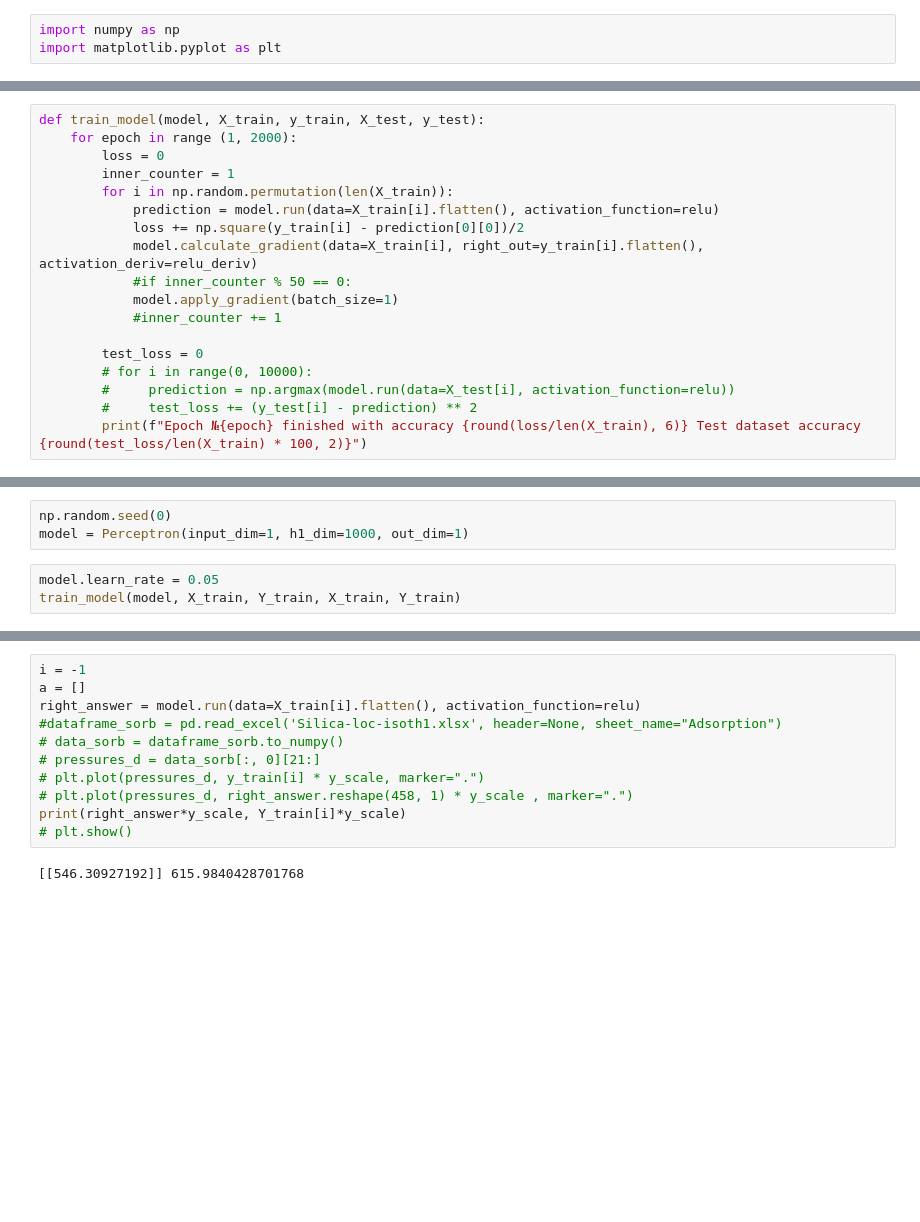
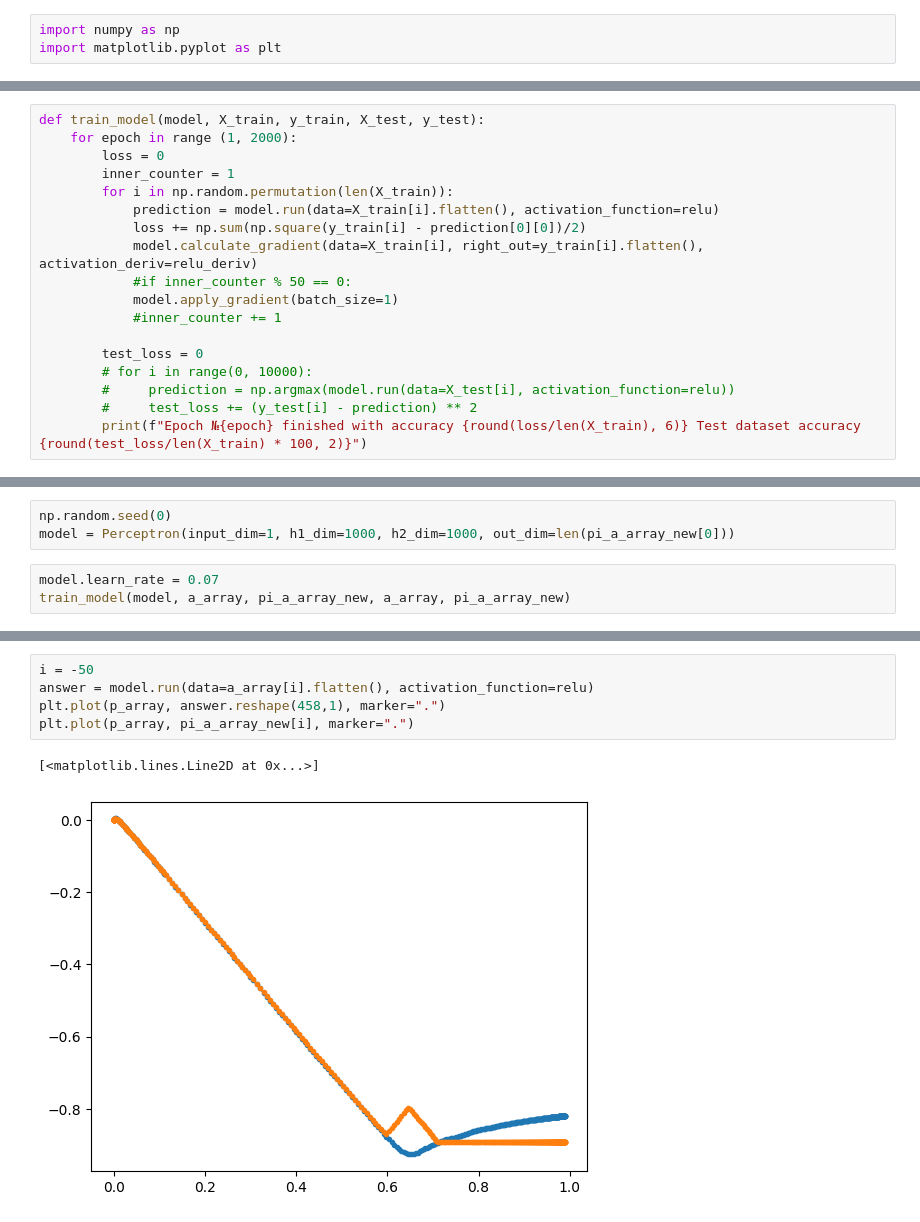
Before and after one commit to IDAnton/Isotherm_generator, a Jupyter notebook: kernel gen.ipynb, the cells around one changed output, grey strips where cells are left out. Drawn from its saved outputs; the diff is of its cells as text; blank space fills up the shorter version.

```diff
--- a/kernel gen.ipynb
+++ b/kernel gen.ipynb
@@ -78,7 +95,7 @@ def train_model(model, X_train, y_train, X_test, y_test):
         inner_counter = 1
         for i in np.random.permutation(len(X_train)):
             prediction = model.run(data=X_train[i].flatten(), activation_function=relu)
-            loss += np.square(y_train[i] - prediction[0][0])/2
+            loss += np.sum(np.square(y_train[i] - prediction[0][0])/2)
             model.calculate_gradient(data=X_train[i], right_out=y_train[i].flatten(), activation_deriv=relu_deriv)
             #if inner_counter % 50 == 0:
             model.apply_gradient(batch_size=1)
@@ -164,7 +190,7 @@ Y_train = Y_train / y_scale
 # %%
 np.random.seed(0)
-model = Perceptron(input_dim=1, h1_dim=1000, out_dim=1)
+model = Perceptron(input_dim=1, h1_dim=1000, h2_dim=1000, out_dim=len(pi_a_array_new[0]))
 # %%
-model.learn_rate = 0.05
-train_model(model, X_train, Y_train, X_train, Y_train)
+model.learn_rate = 0.07
+train_model(model, a_array, pi_a_array_new, a_array, pi_a_array_new)
 # %% [output]
@@ -189,14 +200,9 @@ KeyboardInterrupt:
-# %%
-i = -1
-a = []
-right_answer = model.run(data=X_train[i].flatten(), activation_function=relu)
-#dataframe_sorb = pd.read_excel('Silica-loc-isoth1.xlsx', header=None, sheet_name="Adsorption")
-# data_sorb = dataframe_sorb.to_numpy()
-# pressures_d = data_sorb[:, 0][21:]
-# plt.plot(pressures_d, y_train[i] * y_scale, marker=".")
-# plt.plot(pressures_d, right_answer.reshape(458, 1) * y_scale , marker=".")
-print(right_answer*y_scale, Y_train[i]*y_scale)
-# plt.show()
-# %% [output]
-[[546.30927192]] 615.9840428701768
+# %%
+i = -50
+answer = model.run(data=a_array[i].flatten(), activation_function=relu)
+plt.plot(p_array, answer.reshape(458,1), marker=".")
+plt.plot(p_array, pi_a_array_new[i], marker=".")
+# %% [output]
+[<matplotlib.lines.Line2D at 0x...>]
+[figure, added]
 # %%
```
Also changed, not shown: parts of 6 cells of this notebook.
